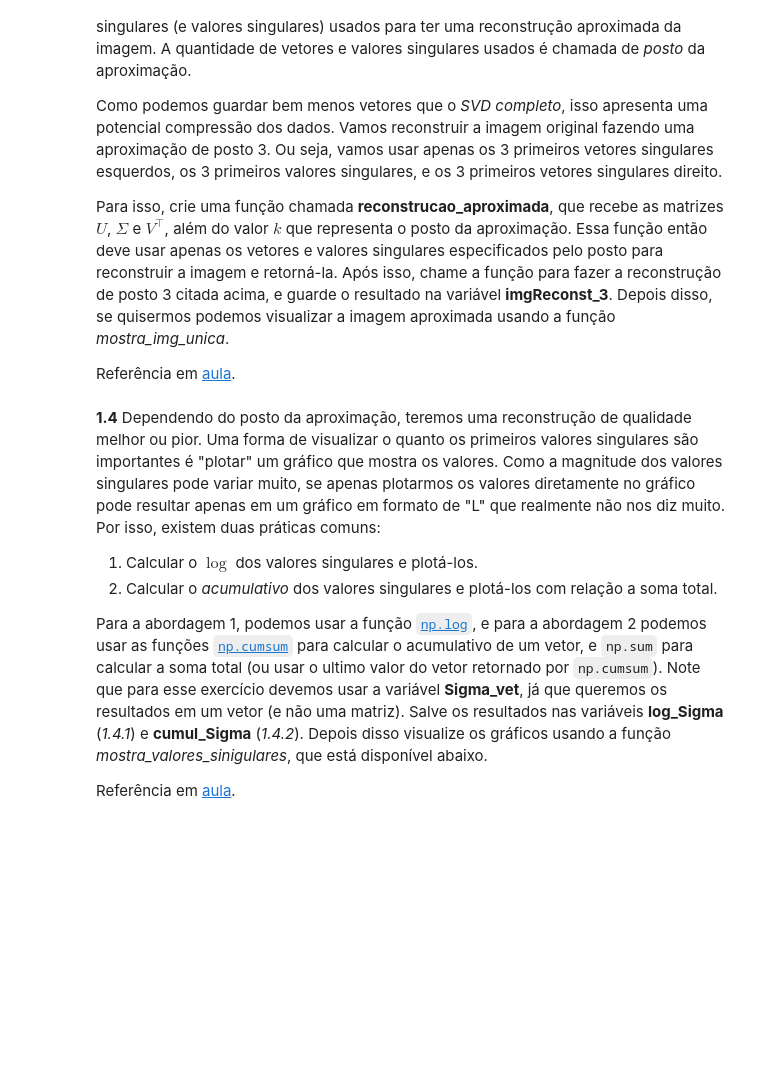
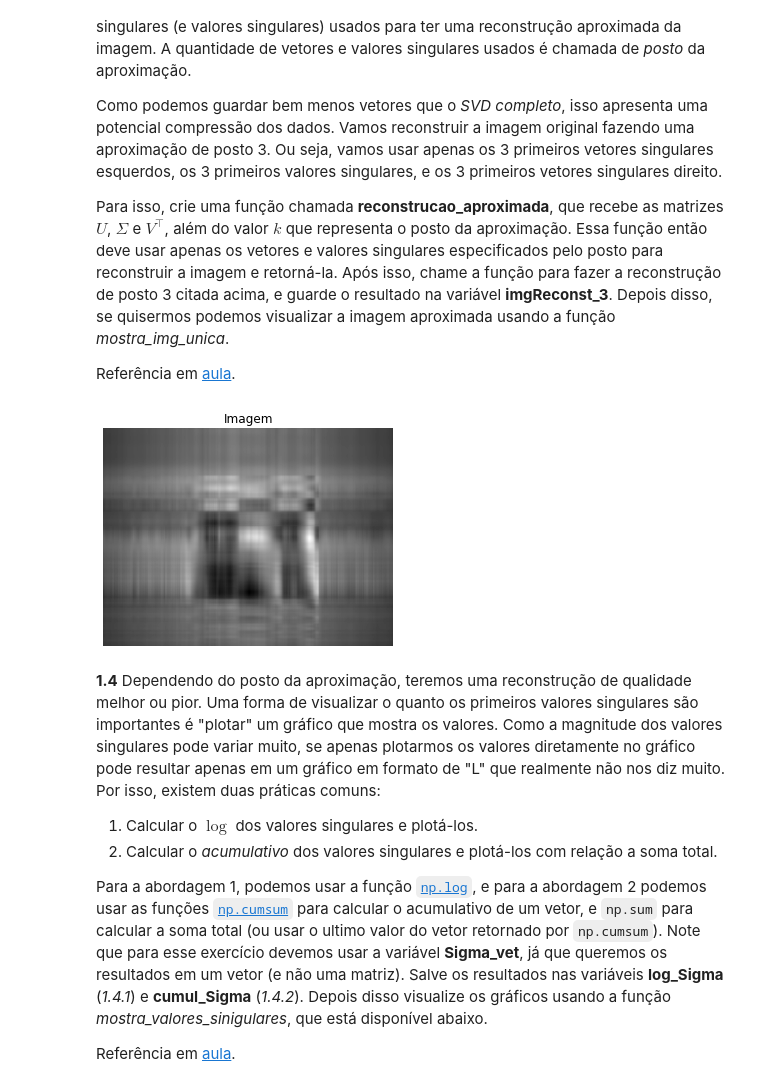
Before and after one commit to djalv/Workspace, a Jupyter notebook: UFMG-2021-2/ALC/Notebooks/EP3/EP3.ipynb, the cells around one changed output. Cells and saved outputs as stored; diff of their text form; code cells hidden in the pictures; blank space fills up the shorter version.

```diff
--- a/UFMG-2021-2/ALC/Notebooks/EP3/EP3.ipynb
+++ b/UFMG-2021-2/ALC/Notebooks/EP3/EP3.ipynb
@@ -77,2 +77,4 @@ Guarde os resultados da decomposição SVD nas variáveis **U** (*1.1.1*), **Sig
+# %%
+U, Sigma_vet, Vt = np.linalg.svd(A)
 # %% [markdown]
 **1.2** A função `np.linalg.svd` retorna os valores singulares $\sigma_i$ como um vetor. Porém, como em aula estamos usando os valores singulares em uma matriz diagonal $\Sigma$, então vamos transformar esse vetor em uma matriz diagonal. Para isso, podemos usar a função [`np.diag`](https://numpy.org/doc/stable/reference/generated/numpy.diag.html). Salve o resultado em uma variável chamada **Sigma**.
@@ -81,3 +81,5 @@ Guarde os resultados da decomposição SVD nas variáveis **U** (*1.1.1*), **Sig
+# %%
+Sigma = np.diag(Sigma_vet)
 # %% [markdown]
 **1.3** Agora que encontramos os valores e vetores singulares, podemos fazer uma reconstrução da imagem original a partir de **U**, **Sigma** e **Vt**. Para isso basta seguir a equação matricial do SVD: $A = U \Sigma V^\top$. Porém, podemos alterar a quantidade de vetores singulares (e valores singulares) usados para ter uma reconstrução aproximada da imagem. A quantidade de vetores e valores singulares usados é chamada de *posto* da aproximação.
 
@@ -91,3 +91,12 @@ Referência em [aula](https://youtu.be/4H1a6ZMkR98?t=1457).
+# %%
+def reconstrucao_aproximada(u, sigma, vt, k):
+    return np.matrix(u[:,:k]) * sigma[:k,:k,] * np.matrix(vt[:k,:])
+
+imgReconst_3 = reconstrucao_aproximada(U, Sigma, Vt, 3)
+
+mostra_img_unica(imgReconst_3)
+# %% [output]
+[figure, added]
 # %% [markdown]
 **1.4** Dependendo do posto da aproximação, teremos uma reconstrução de qualidade melhor ou pior. Uma forma de visualizar o quanto os primeiros valores singulares são importantes é "plotar" um gráfico que mostra os valores. Como a magnitude dos valores singulares pode variar muito, se apenas plotarmos os valores diretamente no gráfico pode resultar apenas em um gráfico em formato de "L" que realmente não nos diz muito. Por isso, existem duas práticas comuns:
 
```
Also changed, not shown: parts of 7 cells of this notebook, 6 other files.
